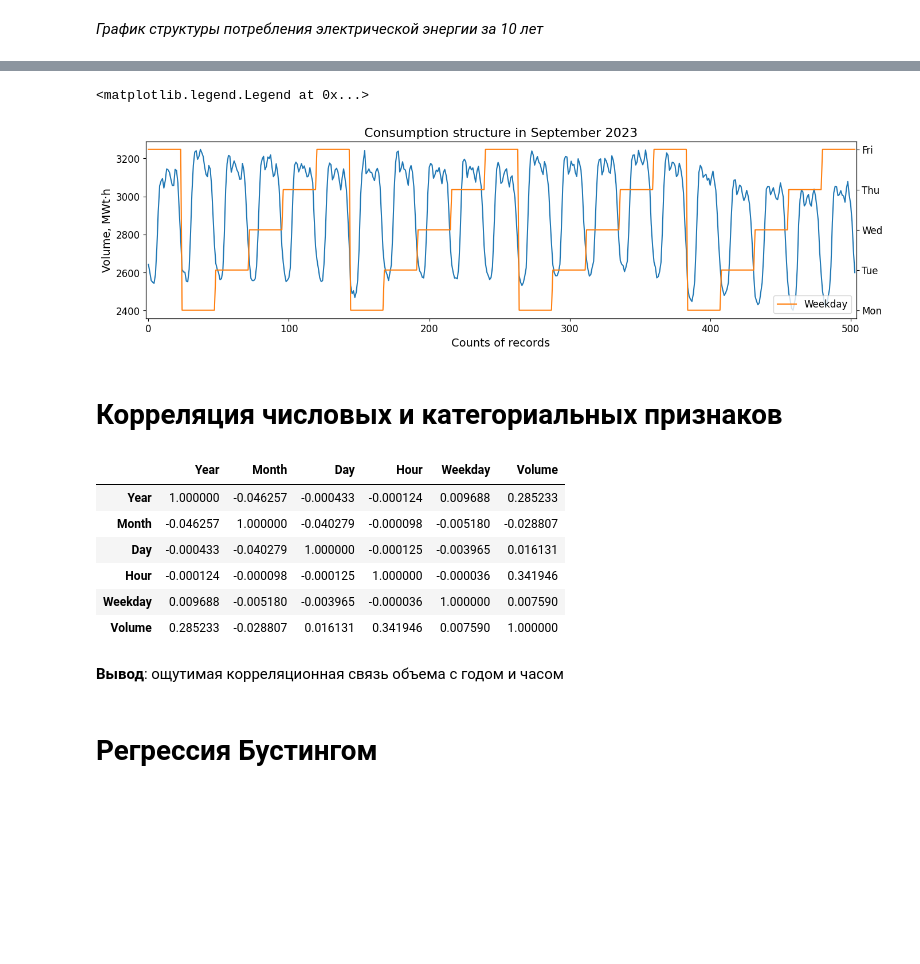
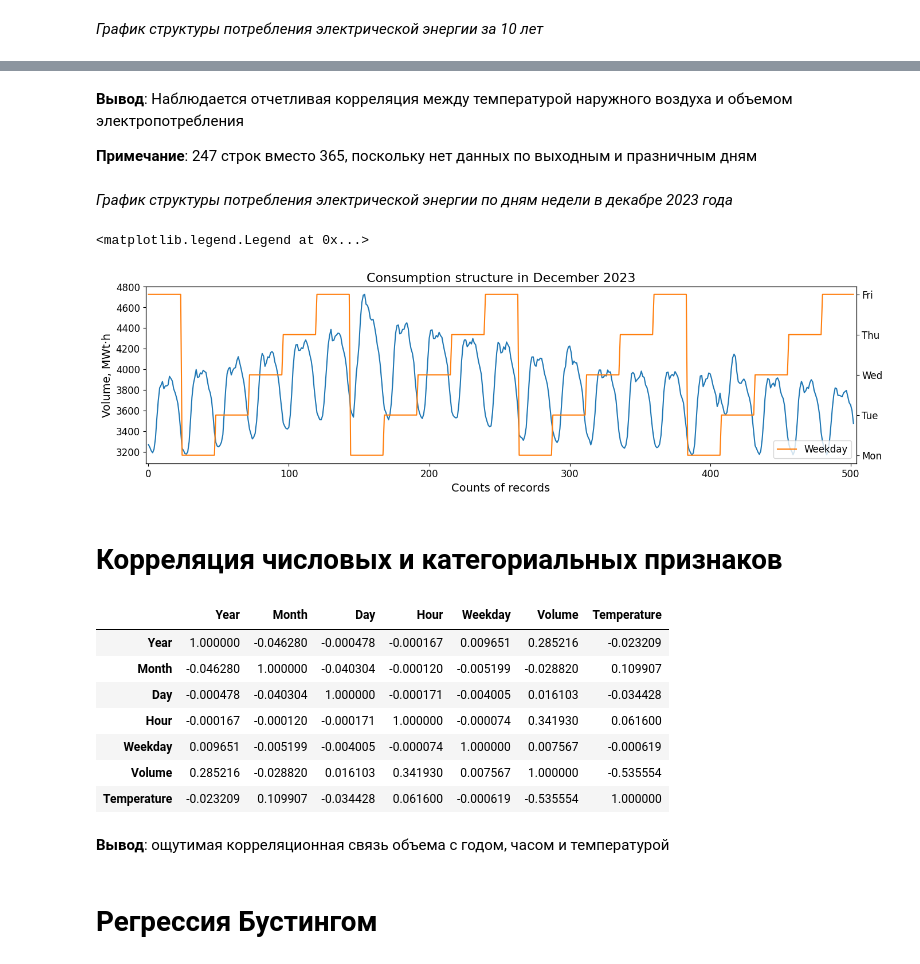
Before and after one commit to caapel/ForecastPowerEnergy, a Jupyter notebook: volume_energy_analisys(2023) XGBoost.ipynb, the cells around one changed output, grey strips where cells are left out. Drawn from its saved outputs; the diff is of its cells as text; code cells hidden in the pictures; blank space fills up the shorter version.

Commit message:
Add weather feature

```diff
--- a/volume_energy_analisys(2023) XGBoost.ipynb
+++ b/volume_energy_analisys(2023) XGBoost.ipynb
@@ -127,18 +212,31 @@ warnings.filterwarnings("default") # возвращаем предупрежде
 # Подготовка обучающего и тестового фрейма
 # %%
 # формируем генеральную совокупность
-df = df[['Year', 'Month', 'Day', 'Hour', 'Volume']]
+df_general = df.copy()
 
-df['date'] = pd.to_datetime(df[['Year', 'Month', 'Day']])
-df['Weekday'] = df['date'].dt.weekday  # добавление дня недели
-df = df.drop('date', axis=1)
-df = df.drop_duplicates(subset=['Year', 'Month', 'Day', 'Hour'])  # удаление возможных дубликатов
-df = df[['Year', 'Month', 'Day', 'Hour', 'Weekday', 'Volume']]  # упорядочиваем столбцы
-df.reset_index(drop=True, inplace=True)
+df_general['date'] = pd.to_datetime(df_general[['Year', 'Month', 'Day']])
+df_general['Weekday'] = df_general['date'].dt.weekday  # добавление дня недели
+df_general = df_general.drop('date', axis=1)
+df_general = df_general[['Year', 'Month', 'Day', 'Hour', 'Weekday', 'Volume']]  # упорядочиваем столбцы
+df_general = df_general.merge(df_weather, how='left', on=['Year', 'Month', 'Day', 'Hour'])  # добавление погодного признака
+df_general = df_general.drop_duplicates(subset=['Year', 'Month', 'Day', 'Hour', 'Temperature'])  # удаление возможных дубликатов
+df_general.reset_index(drop=True, inplace=True)
+
+# интерполяция пропусков (линейная, полиноминальная 2 порядка)
+df_general['Temperature'] = df_general['Temperature'].interpolate(method='polynomial', order=2).round(1)
+df_general = df_general.dropna()
+#df_general = df_general.fillna(0) # доработать экстраполяцию (усредненное значение за сутки)
 
 # формируем обучающий датафрейм
-df_train = df[df['Year'] < 2023]
+df_train = df_general[df_general['Year'] < datetime.now().year - 1]
 
 # формируем тестовую выборку
-df_test = df[df['Year'] == 2023]
+df_test = df_general[df_general['Year'] == datetime.now().year - 1]
 df_test.reset_index(drop=True, inplace=True)
+
+# формируем валидационную выборку
+df_validate = df_general[df_general['Year'] == datetime.now().year]
+df_validate.reset_index(drop=True, inplace=True)
+
+# исключаем валидационную выборку из генеральной совокупности
+df_general = df_general[df_general['Year'] < datetime.now().year]
@@ -288,43 +351,52 @@ plt.legend()
+# %% [markdown]
+**Вывод**: Наблюдается отчетливая корреляция между температурой наружного воздуха и объемом электропотребления
+
+**Примечание**: 247 строк вместо 365, поскольку нет данных по выходным и празничным дням
+# %% [markdown]
+*График структуры потребления электрической энергии по дням недели в декабре 2023 года*
 # %%
-df_sept = df_test[df_test['Month'] == 9]
-df_sept.reset_index(drop=True, inplace=True)
+month = list(name for name in calendar.month_name)
+
+df_month = df_test[df_test['Month'] == 12]  # указываем интересующий нас месяц
+df_month.reset_index(drop=True, inplace=True)
 
 fig, df_volume = plt.subplots(figsize=(16,4))
 df_weekday = df_volume.twinx()
 
-df_volume.plot(df_sept['Volume'], label='Volume')
-df_weekday.plot(df_sept['Weekday'], label='Weekday', color='#ff7f0e')
+df_volume.plot(df_month['Volume'], label='Volume')
+df_weekday.plot(df_month['Weekday'], label='Weekday', color='#ff7f0e')
 
 plt.rcParams['font.size'] = '12'
 
 df_volume.set_xlim(-2, 504)
 df_volume.set_ylabel('Volume, MWt·h', fontsize = 14)
 df_volume.set_xlabel('Counts of records', fontsize = 14)
 df_weekday.yaxis.set_major_locator(ticker.FixedLocator([0, 1, 2, 3, 4, 5, 6]))
 df_weekday.yaxis.set_major_formatter(ticker.FixedFormatter(['Mon', 'Tue', 'Wed', 'Thu', 'Fri', 'Sat', 'Sun']))
 
-plt.title('Сonsumption structure in September 2023', fontsize = 16)
+plt.title(f'Сonsumption structure in {month[df_month.Month[0]]} 2023', fontsize = 16)
 plt.legend()
 # %% [output]
 <matplotlib.legend.Legend at 0x...>
-[figure, old version]
+[figure, new version]
 # %% [markdown]
 # Корреляция числовых и категориальных признаков
 # %%
 # корреляция исходных значений и целевого признака
 color_map = sns.color_palette("vlag", as_cmap=True)
 
-df.corr('pearson').style.background_gradient(cmap=color_map, vmin = -1, vmax=1)
+df_general.corr('pearson').style.background_gradient(cmap=color_map, vmin = -1, vmax=1)
 # %% [output]
-|  | Year | Month | Day | Hour | Weekday | Volume |
-| Year | 1.000000 | -0.046257 | -0.000433 | -0.000124 | 0.009688 | 0.285233 |
-| Month | -0.046257 | 1.000000 | -0.040279 | -0.000098 | -0.005180 | -0.028807 |
-| Day | -0.000433 | -0.040279 | 1.000000 | -0.000125 | -0.003965 | 0.016131 |
-| Hour | -0.000124 | -0.000098 | -0.000125 | 1.000000 | -0.000036 | 0.341946 |
-| Weekday | 0.009688 | -0.005180 | -0.003965 | -0.000036 | 1.000000 | 0.007590 |
-| Volume | 0.285233 | -0.028807 | 0.016131 | 0.341946 | 0.007590 | 1.000000 |
+|  | Year | Month | Day | Hour | Weekday | Volume | Temperature |
+| Year | 1.000000 | -0.046280 | -0.000478 | -0.000167 | 0.009651 | 0.285216 | -0.023209 |
+| Month | -0.046280 | 1.000000 | -0.040304 | -0.000120 | -0.005199 | -0.028820 | 0.109907 |
+| Day | -0.000478 | -0.040304 | 1.000000 | -0.000171 | -0.004005 | 0.016103 | -0.034428 |
+| Hour | -0.000167 | -0.000120 | -0.000171 | 1.000000 | -0.000074 | 0.341930 | 0.061600 |
+| Weekday | 0.009651 | -0.005199 | -0.004005 | -0.000074 | 1.000000 | 0.007567 | -0.000619 |
+| Volume | 0.285216 | -0.028820 | 0.016103 | 0.341930 | 0.007567 | 1.000000 | -0.535554 |
+| Temperature | -0.023209 | 0.109907 | -0.034428 | 0.061600 | -0.000619 | -0.535554 | 1.000000 |
 # %% [markdown]
-**Вывод**: ощутимая корреляционная связь объема с годом и часом
+**Вывод**: ощутимая корреляционная связь объема с годом, часом и температурой
 # %% [markdown]
 # Регрессия Бустингом
 # %% [markdown]
```
Also changed, not shown: parts of 34 cells of this notebook, 1 other file.
